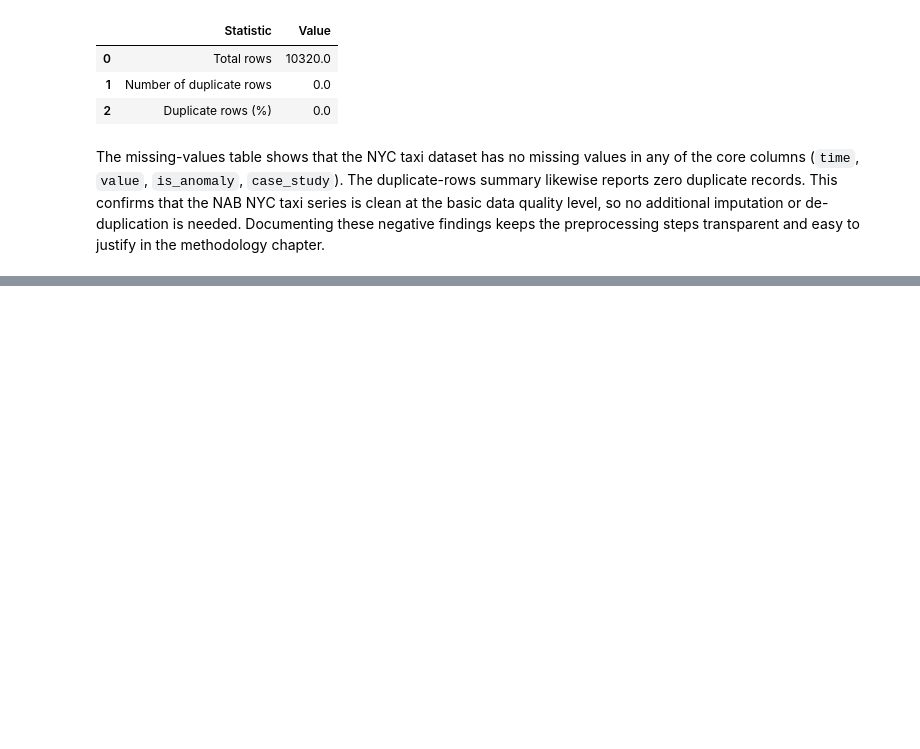
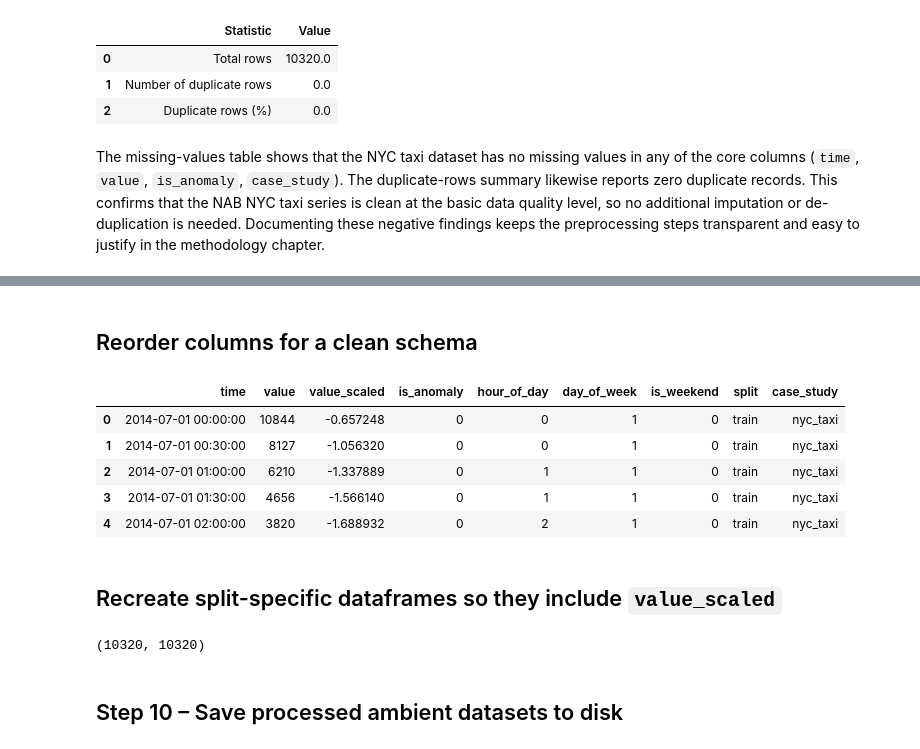
Before and after one commit to Nandipha996/Anomaly-Detection-Research, a Jupyter notebook: notebooks/02_preprocessing_nyc_taxi.ipynb, the cells around one changed output, grey strips where cells are left out. Saved outputs shown, nothing was run; the diff lists cells and outputs as text; code cells hidden in the pictures; blank space fills up the shorter version.

Commit message:
NYC taxi preprocessing complete

```diff
--- a/notebooks/02_preprocessing_nyc_taxi.ipynb
+++ b/notebooks/02_preprocessing_nyc_taxi.ipynb
@@ -215,0 +218,12 @@ findings keeps the preprocessing steps transparent and easy to justify in the me
+# %%
+# Hour of day (0–23)
+df["hour_of_day"] = df["time"].dt.hour
+
+# Day of week (0 = Monday, 6 = Sunday)
+df["day_of_week"] = df["time"].dt.dayofweek
+
+# Weekend flag (Saturday = 5, Sunday = 6)
+df["is_weekend"] = df["day_of_week"].isin([5, 6]).astype(int)
+
+# Quick check
+df[["time", "hour_of_day", "day_of_week", "is_weekend"]].head()
@@ -215,0 +545,14 @@ findings keeps the preprocessing steps transparent and easy to justify in the me
+# %%
+# Apply the fitted scaler to the FULL NYC taxi dataframe (train, validation, test)
+df["value_scaled"] = scaler.transform(df[["value"]])
+
+# Describe the scaled values on the training split to confirm mean ~ 0 and std ~ 1
+scaled_training_summary = (
+    df[df["split"] == "train"]["value_scaled"]
+      .describe()[["mean", "std"]]
+      .to_frame(name="Training value_scaled")
+      .rename(index={"mean": "Mean", "std": "Std. deviation"})
+      .round(4)
+)
+
+scaled_training_summary
@@ -215,0 +605,29 @@ findings keeps the preprocessing steps transparent and easy to justify in the me
+# %% [markdown]
+## Reorder columns for a clean schema
+# %%
+column_order = [
+    "time",
+    "value",
+    "value_scaled",
+    "is_anomaly",
+    "hour_of_day",
+    "day_of_week",
+    "is_weekend",
+    "split",
+    "case_study",
+]
+
+# Reorder the dataframe using the defined schema
+df = df[column_order]
+
+# Quick check of the first few rows
+df.head()
+# %% [output]
+|  | time | value | value_scaled | is_anomaly | hour_of_day | day_of_week | is_weekend | split | case_study |
+| 0 | 2014-07-01 00:00:00 | 10844 | -0.657248 | 0 | 0 | 1 | 0 | train | nyc_taxi |
+| 1 | 2014-07-01 00:30:00 | 8127 | -1.056320 | 0 | 0 | 1 | 0 | train | nyc_taxi |
+| 2 | 2014-07-01 01:00:00 | 6210 | -1.337889 | 0 | 1 | 1 | 0 | train | nyc_taxi |
+| 3 | 2014-07-01 01:30:00 | 4656 | -1.566140 | 0 | 1 | 1 | 0 | train | nyc_taxi |
+| 4 | 2014-07-01 02:00:00 | 3820 | -1.688932 | 0 | 2 | 1 | 0 | train | nyc_taxi |
+# %% [markdown]
+## Recreate split-specific dataframes so they include `value_scaled`
@@ -215,0 +638,7 @@ findings keeps the preprocessing steps transparent and easy to justify in the me
+# %%
+#Quick check, rows should be equal
+len(df), len(train_df) + len(validation_df) + len(test_df)
+# %% [output]
+(10320, 10320)
+# %% [markdown]
+## Step 10 – Save processed ambient datasets to disk
```
Also changed, not shown: parts of 35 cells of this notebook, 1 other file.
